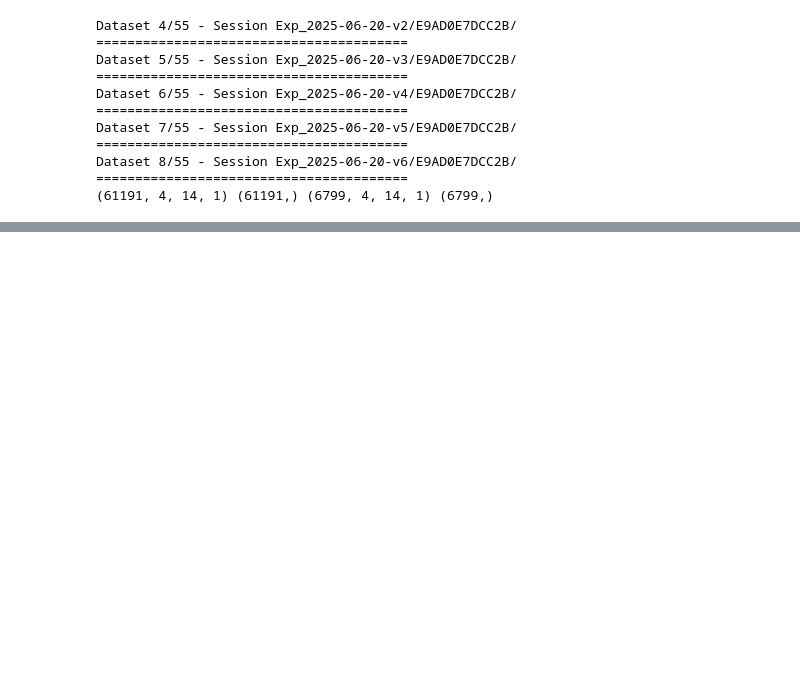
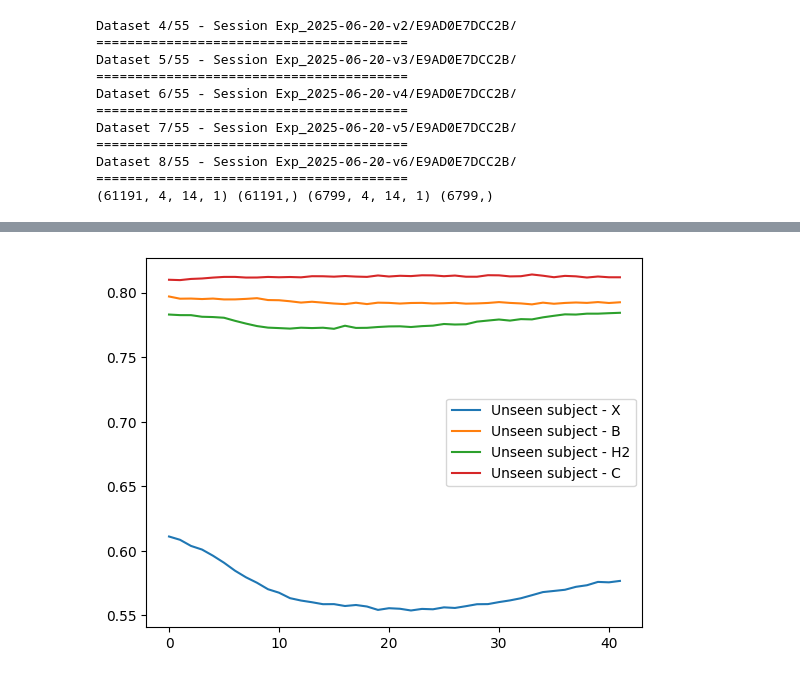
Before and after one commit to Hunminlee/Neural_Computing_Interface_MindForce, a Jupyter notebook: V5 Self Supervised Learning/tmp.ipynb, the cells around one changed output, grey strips where cells are left out. Drawn from its saved outputs; the diff is of its cells as text; code cells hidden in the pictures; blank space fills up the shorter version.

```diff
--- a/V5 Self Supervised Learning/tmp.ipynb
+++ b/V5 Self Supervised Learning/tmp.ipynb
@@ -158,0 +178,9 @@ plt.show()
+# %%
+plt.plot(Unseen_subject_test_acc_X, label='Unseen subject - X')
+plt.plot(Unseen_subject_test_acc_B, label='Unseen subject - B')
+plt.plot(Unseen_subject_test_acc_H2, label='Unseen subject - H2')
+plt.plot(Unseen_subject_test_acc_C, label='Unseen subject - C')
+plt.legend()
+plt.show()
+# %% [output]
+[figure, added]
```
Also changed, not shown: parts of 4 cells of this notebook.
